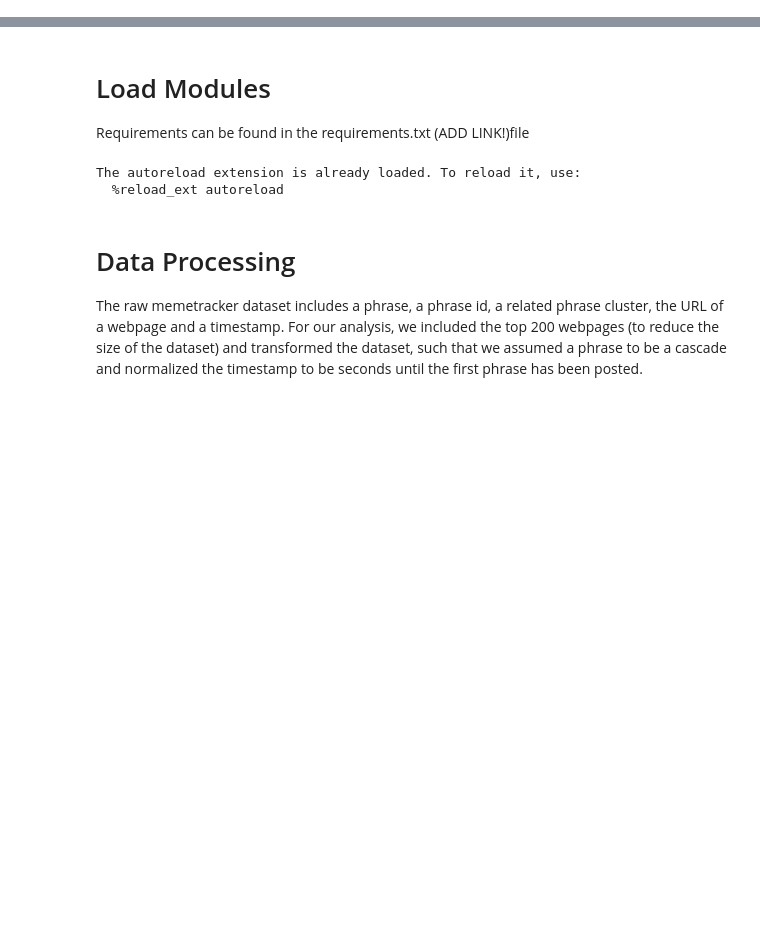
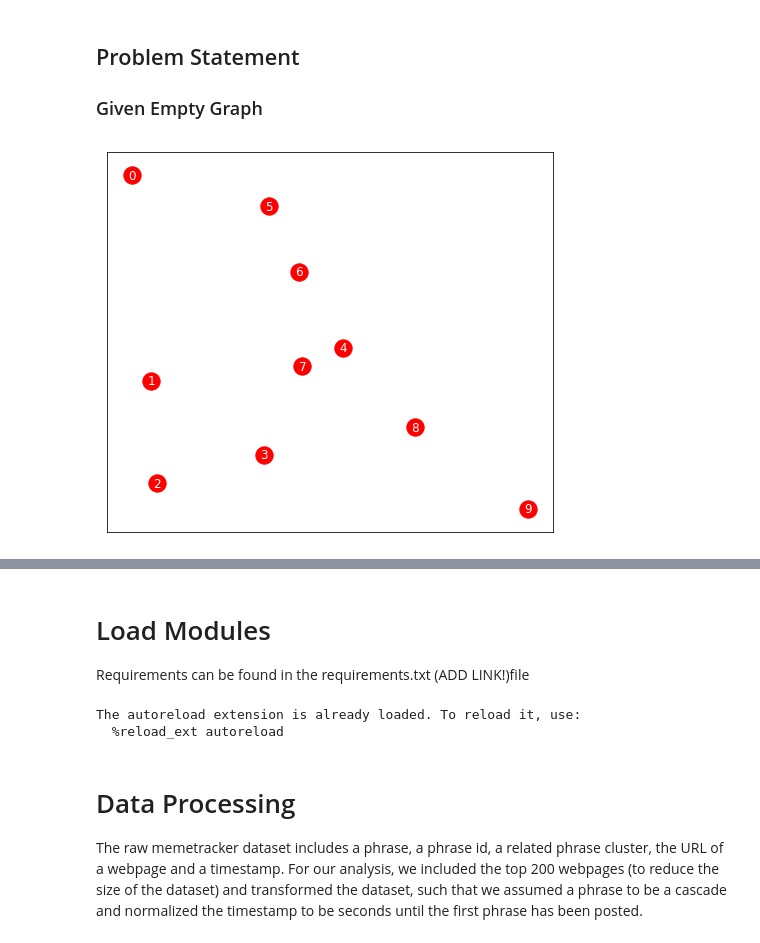
Before and after one commit to schneiderjf/hierarchical-diffnet, a Jupyter notebook: Final_Report.ipynb, the cells around one changed output, grey strips where cells are left out. Drawn from its saved outputs; the diff is of its cells as text; code cells hidden in the pictures; blank space fills up the shorter version.

```diff
--- a/Final_Report.ipynb
+++ b/Final_Report.ipynb
@@ -76,0 +169,8 @@ To test our model adaptions we are using the memetracker [dataset](http://snap.s
+# %% [markdown]
+## Problem Statement
+
+### Given Empty Graph
+# %%
+drawEmptyGraph(nx_graph, nx_layout, nx_labels)
+# %% [output]
+[figure, added]
```
Also changed, not shown: parts of 25 cells of this notebook.
